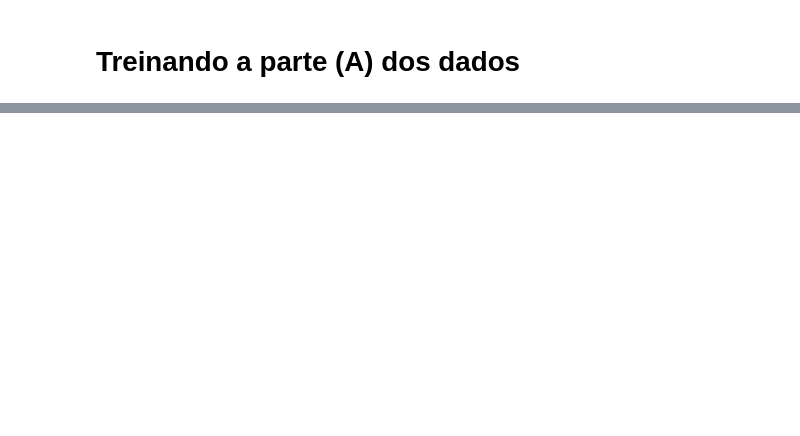
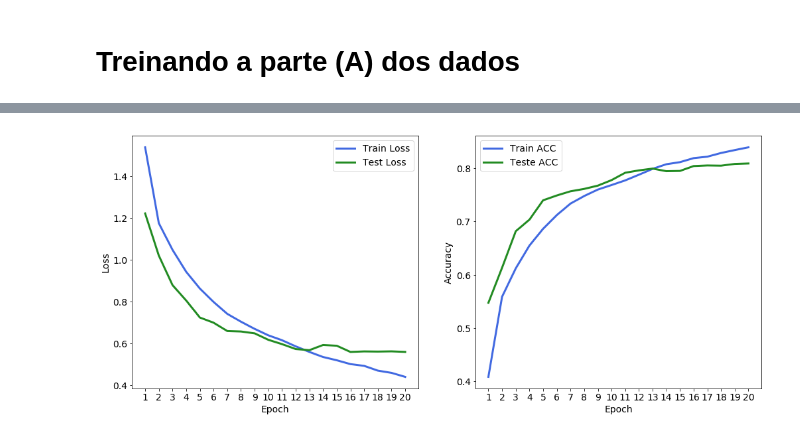
Before and after one commit to danielkansaon/MachineLearning, a Jupyter notebook: TP2/DanielPimentelKansaon.ipynb, the cells around one changed output, grey strips where cells are left out. Saved outputs shown, nothing was run; the diff lists cells and outputs as text; code cells hidden in the pictures; blank space fills up the shorter version.

```diff
--- a/TP2/DanielPimentelKansaon.ipynb
+++ b/TP2/DanielPimentelKansaon.ipynb
@@ -36,0 +52,26 @@ NUM_EPOCHS = 10
+# %%
+def plot_acc(history):
+    # Gera graficos do resultado do treino
+    mpl.rc("font", **{"size": 14})
+    fig, axes = plt.subplots(1, 2, figsize=(17, 7))
+
+    # Loss
+    axes[0].plot(range(1, len(history.history["loss"])+1), history.history["loss"],
+    label="Train Loss", color="royalblue", lw=3)
+    axes[0].plot(range(1, len(history.history["val_loss"])+1), history.history["val_loss"],
+    label="Test Loss", color="forestgreen", lw=3)
+    axes[0].set_ylabel("Loss")
+    axes[0].set_xlabel("Epoch")
+    axes[0].set_xticks(range(1, len(history.history["acc"])+1))
+    axes[0].legend()
+
+    # Accuracy
+    axes[1].plot(range(1, len(history.history["acc"])+1), history.history["acc"],
+    label="Train ACC", color="royalblue", lw=3)
+    axes[1].plot(range(1, len(history.history["val_acc"])+1), history.history["val_acc"],
+    label="Teste ACC", color="forestgreen", lw=3)
+    axes[1].set_ylabel("Accuracy")
+    axes[1].set_xlabel("Epoch")
+    axes[1].set_xticks(range(1, len(history.history["acc"])+1))
+    axes[1].legend()
+    plt.show()
@@ -133,13 +227,14 @@ def load_cnn_model():
 def execute_model(model, x_train, y_train, x_test, y_test):
 
     # O Adam algoritmo é uma otimização do tradicional Stochastic Gradient Descent. Geralmente alcanca um bom resultado mais rapidamente.
-    optimizer = optimizers.Adam(lr=0.01)
+    optimizer = optimizers.Adam(lr=0.001, decay=1e-6)
 
-    # Compila o modelo, escolhendo a funcao de perda e a metrica principal
+    # Compila o modelo e escolhe a funcao de perda e a métrica utilizada, no caso, acuracia.
     model.compile(optimizer, loss="categorical_crossentropy", metrics=["accuracy"])
 
     # Treinando a rede
     result = model.fit(x_train, y_train, batch_size=NUM_BATCH_SIZE, epochs=NUM_EPOCHS, validation_data=(x_test, y_test))
+
     return result
 # %% [markdown]
 # Treinando a parte (A) dos dados
@@ -146,5 +243,5 @@ def execute_model(model, x_train, y_train, x_test, y_test):
 # %%
-cnn_model = load_cnn_model()
+cnn_model_a = load_cnn_model()
 # %% [output]
 _________________________________________________________________
 Layer (type)                 Output Shape              Param #
@@ -198,0 +265,2 @@ def plot_confusion_matrix(model, x_train, y_train):
+# %%
+history_a = execute_model(cnn_model_a, a_x_train, a_y_train, a_x_test, a_y_test)
@@ -198,0 +289,4 @@ def plot_confusion_matrix(model, x_train, y_train):
+# %%
+plot_acc(history_a)
+# %% [output]
+[figure, added]
```
Also changed, not shown: parts of 61 cells of this notebook, 1 other file.
